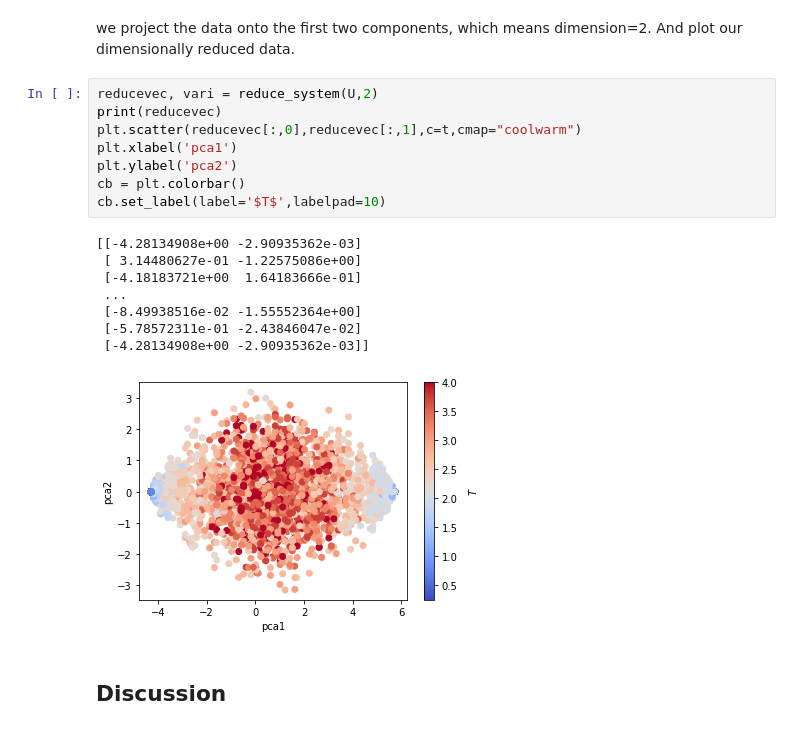
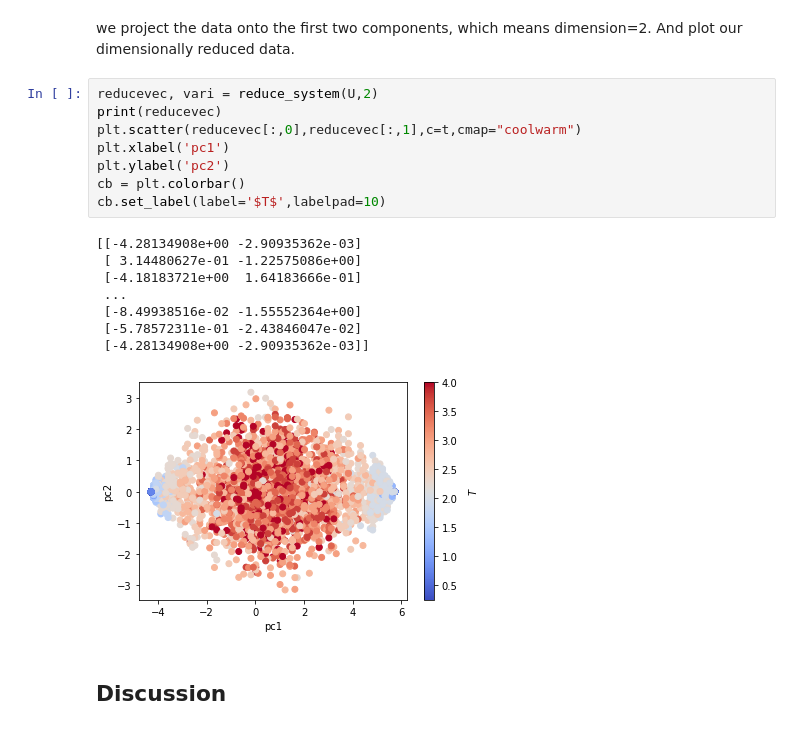
Before and after one commit to LeoisWTT/PHYS3151-Machine-Learning-in-Physics-2023, a Jupyter notebook: principal-component-analysis/Ising_model/Ising_model_PCA.ipynb, the cells around one changed output. Saved outputs shown, nothing was run; the diff lists cells and outputs as text.

```diff
--- a/principal-component-analysis/Ising_model/Ising_model_PCA.ipynb
+++ b/principal-component-analysis/Ising_model/Ising_model_PCA.ipynb
@@ -182,20 +182,20 @@ we project the data onto the first two components, which means dimension=2. And
 # %%
 reducevec, vari = reduce_system(U,2)
 print(reducevec)
 plt.scatter(reducevec[:,0],reducevec[:,1],c=t,cmap="coolwarm")
-plt.xlabel('pca1')
-plt.ylabel('pca2')
+plt.xlabel('pc1')
+plt.ylabel('pc2')
 cb = plt.colorbar()
 cb.set_label(label='$T$',labelpad=10)
 # %% [output]
 [[-4.28134908e+00 -2.90935362e-03]
  [ 3.14480627e-01 -1.22575086e+00]
  [-4.18183721e+00  1.64183666e-01]
  ...
  [-8.49938516e-02 -1.55552364e+00]
  [-5.78572311e-01 -2.43846047e-02]
  [-4.28134908e+00 -2.90935362e-03]]
-[figure, old version]
+[figure, new version]
 # %% [markdown]
 ## Discussion
 # %% [markdown]
```
Also changed, not shown: parts of 2 cells of this notebook.
